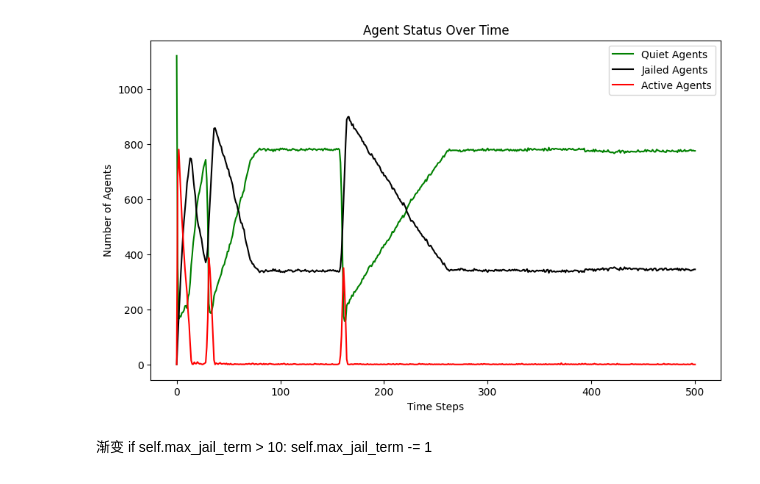
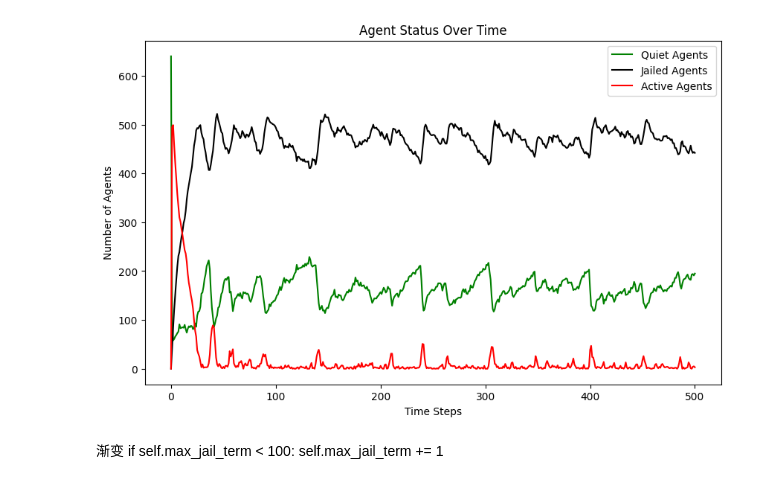
Before and after one commit to Mirrorgo/netlogo-a2, a Jupyter notebook: extension2/lwz_origin.ipynb, the cells around one changed output. Cells and saved outputs as stored; diff of their text form; code cells hidden in the pictures.

```diff
--- a/extension2/lwz_origin.ipynb
+++ b/extension2/lwz_origin.ipynb
@@ -166,38 +166,38 @@ class Model:
         if active_agents:
             selected_agent, nx, ny = random.choice(active_agents)
             selected_agent.active = False
             selected_agent.jail_term = random.randint(0, self.max_jail_term)
             # selected_agent.jail_term = self.max_jail_term
             # Move cop to the position of the arrested agent
             self.grid[x][y] = None  # Remove cop from current position
             self.grid[nx][ny] = cop  # Move cop to new position
             cop.position = (nx, ny)
 
 
 # 实例化并运行模型
-AGENT_DENSITY = 70
-COP_DENSITY = 7
+AGENT_DENSITY = 40
+COP_DENSITY = 3
 VISION = 7
 K = 2.3
-GOV_LEGITIMACY = 0.2
+GOV_LEGITIMACY = 0.01
 MAX_JAIL_TERM = 10
 model = Model(AGENT_DENSITY, COP_DENSITY, VISION, K, GOV_LEGITIMACY, MAX_JAIL_TERM)
 for _ in range(500):
     model.step()
 
 # 绘制结果
 plt.figure(figsize=(10, 6))
 plt.plot(model.data['quiet'], label='Quiet Agents', color="green")
 plt.plot(model.data['jail'], label='Jailed Agents',color="black")
 plt.plot(model.data['active'], label='Active Agents',color="red")
 plt.xlabel('Time Steps')
 plt.ylabel('Number of Agents')
 plt.title('Agent Status Over Time')
 plt.legend()
 plt.show()
 # %% [output]
-[figure, old version]
+[figure, new version]
 # %% [markdown]
 渐变
-        if self.max_jail_term > 10:
-            self.max_jail_term -= 1
+        if self.max_jail_term < 100:
+            self.max_jail_term += 1
```
Also changed, not shown: 3 other files.
